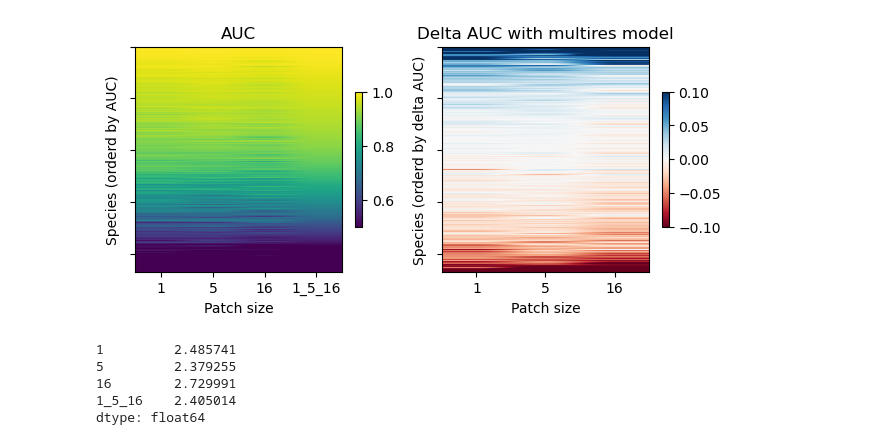
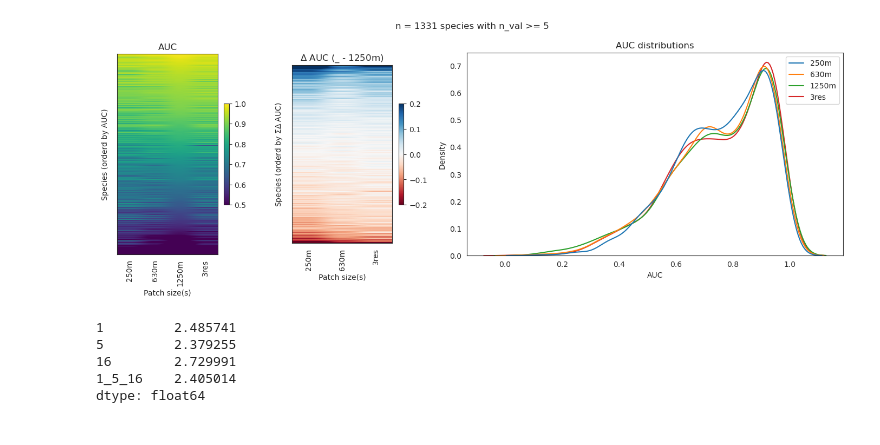
Before and after one commit to ninavantiel/multi_scale_SDMs, a Jupyter notebook: model_evaluation.ipynb, the cells around one changed output. Cells and saved outputs as stored; diff of their text form; code cells hidden in the pictures.

```diff
--- a/model_evaluation.ipynb
+++ b/model_evaluation.ipynb
@@ -40,9 +127 @@ auc_df
 2174 rows × 4 columns
-# %%
-auc_df['delta_1_multi'] = auc_df['1'] - auc_df['1_3_5']
-auc_df['delta_3_multi'] = auc_df['3'] - auc_df['1_3_5']
-auc_df['delta_5_multi'] = auc_df['5'] - auc_df['1_3_5'] #auc_df['1_5_16']
-# auc_df['delta_16_multi'] = auc_df['16'] - auc_df['1_5_16'] #auc_df['1_3_5']
-auc_df['delta_sum'] = auc_df[['delta_1_multi','delta_3_multi','delta_5_multi']].sum(axis=1)
-# auc_df['delta_sum'] = auc_df[['delta_1_multi','delta_5_multi','delta_16_multi']].sum(axis=1)
-auc_df
@@ -63,0 +128,3 @@ auc_df
+# %%
+n_occ_val = pd.read_csv(pa_path, sep=";", header='infer', low_memory=False).groupby('speciesId')['patchID'].count()
+n_occ_val
@@ -89,0 +193,4 @@ dtype: float64
+# %%
+auc_df_to_plot = auc_df.reset_index()[auc_df.reset_index()['species'].isin(n_occ_val[n_occ_val >= 5].index)].drop(['species','n_occ'], axis=1)
+# auc_df_to_plot = auc_df.reset_index()[auc_df.reset_index()['species'].isin(n_occ_val[n_occ_val >= 5].index)][auc_df.reset_index()['n_occ'] <= 50].drop(['species','n_occ'], axis=1)
+auc_df_to_plot
@@ -89,0 +211,5 @@ dtype: float64
+# %%
+delta_auc_df = auc_df_to_plot.apply(lambda x: x - auc_df_to_plot['1250m'], axis=0).drop('1250m', axis=1)
+delta_auc_df['sum'] = delta_auc_df.sum(axis=1)
+delta_auc_df = delta_auc_df.sort_values('sum', ascending=False).drop('sum', axis=1)
+delta_auc_df
@@ -90,21 +230,25 @@ dtype: float64
 # %%
-fig,(ax1,ax2) = plt.subplots(1,2)
+sns.set_style('white')
+fig,(ax1,ax2,ax3) = plt.subplots(1,3, figsize=(14,5), width_ratios=(0.1,0.1,0.3))
 
-# i = ax1.imshow(auc_df.sort_values('1_3_5', ascending=False)[['1','3','5','1_3_5']], aspect=0.002, vmin=0.5, vmax=1)
-i = ax1.imshow(auc_df.sort_values('1_5_16', ascending=False)[['1','5','16','1_5_16']], aspect=0.002, vmin=0.5, vmax=1)
-ax1.set_xticks(np.arange(4), labels=['1','5','16','1_5_16'])
-ax1.set(title='AUC', xlabel='Patch size', ylabel='Species (orderd by AUC)', yticklabels=[])
-fig.colorbar(i, ax=ax1, shrink=0.3)
+i1 = ax1.imshow(auc_df_to_plot.sort_values('1250m', ascending=False), aspect=0.006, vmin=0.5, vmax=1, cmap='viridis')
+ax1.set_xticks(np.arange(len(auc_df_to_plot.columns)), labels=auc_df_to_plot.columns, rotation=90)
+ax1.set(title='AUC', xlabel='Patch size(s)', ylabel='Species (orderd by AUC)', yticklabels=[])
+fig.colorbar(i1, ax=ax1, shrink=0.5)
 
-# i2 = ax2.imshow(auc_df.sort_values('delta_sum', ascending=False)[['delta_1_multi','delta_3_multi','delta_5_multi']], aspect=0.0015, vmin=-0.1, vmax=0.1, cmap='RdBu')
-i2 = ax2.imshow(auc_df.sort_values('delta_sum', ascending=False)[['delta_1_multi','delta_5_multi','delta_16_multi']], aspect=0.0015, vmin=-0.1, vmax=0.1, cmap='RdBu')
-ax2.set_xticks(np.arange(3), labels=['1','5','16'])
-ax2.set(title='Delta AUC with multires model', xlabel='Patch size', ylabel='Species (orderd by delta AUC)', yticklabels=[])
-fig.colorbar(i2, ax=ax2, shrink=0.3)
+i2 = ax2.imshow(delta_auc_df, aspect=0.004, vmin=-0.2, vmax=0.2, cmap='RdBu')
+ax2.set_xticks(np.arange(len(delta_auc_df.columns)), labels=delta_auc_df.columns, rotation=90)
+ax2.set(title='$\Delta$ AUC (_ - 1250m)', xlabel='Patch size(s)', ylabel='Species (orderd by $\Sigma \Delta$ AUC)', yticklabels=[])
+fig.colorbar(i2, ax=ax2, shrink=0.5)
+
+sns.kdeplot(auc_df_to_plot, ax=ax3)
+ax3.set(title='AUC distributions', xlabel='AUC')
+
+fig.suptitle('n = 1331 species with n_val >= 5')# and n_train <= 50')
 
 plt.tight_layout()
 # %% [output]
-[figure, old version]
+[figure, new version]
 # %%
 auc_df[['1','5','16','1_5_16']].rank(axis=1, ascending=False).mean()
 # %% [output]
```
Also changed, not shown: parts of 21 cells of this notebook, 4 other files.
